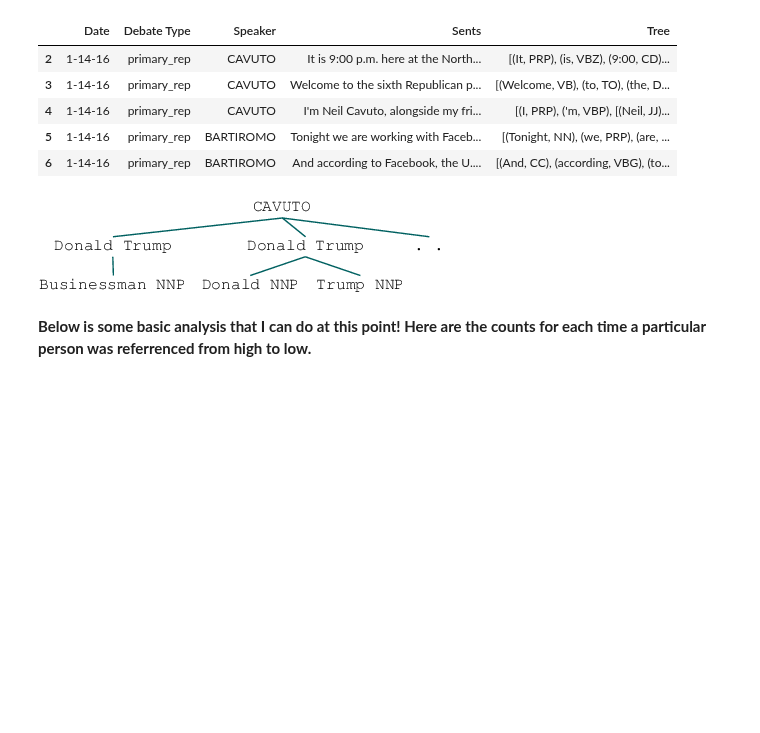
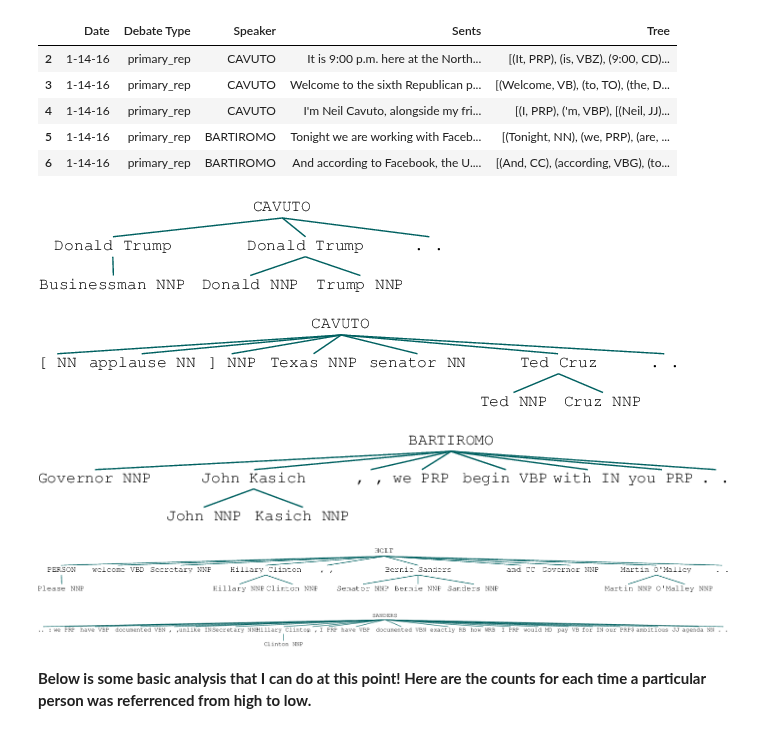
Before and after one commit to Data-Science-for-Linguists/2016-Debates-and-Referring-Expressions, a Jupyter notebook: NER_annotating.ipynb, the cells around one changed output. Cells and saved outputs as stored; diff of their text form; code cells hidden in the pictures; blank space fills up the shorter version.

```diff
--- a/NER_annotating.ipynb
+++ b/NER_annotating.ipynb
@@ -252,4 +276,6 @@ def name_linking(trees):
                             name = name.strip()
                             chunk.set_label(link_dict[name])
                             name = ''
+                        else:
+                            name = ''
     return tree
@@ -268,6 +299,22 @@ master_df.head()
 master_df.iloc[8][-1]
 # %% [output]
 [figure]
+# %%
+master_df.iloc[9][-1]
+# %% [output]
+[figure, added]
+# %%
+master_df.iloc[1509][-1]
+# %% [output]
+[figure, added]
+# %%
+master_df.iloc[1603][-1]
+# %% [output]
+[figure, added]
+# %%
+master_df.iloc[2203][-1]
+# %% [output]
+[figure, added]
 # %% [markdown]
 **Below is some basic analysis that I can do at this point! Here are the counts for each time a particular person was referrenced from high to low.**
 # %%
```
Also changed, not shown: parts of 16 cells of this notebook.
